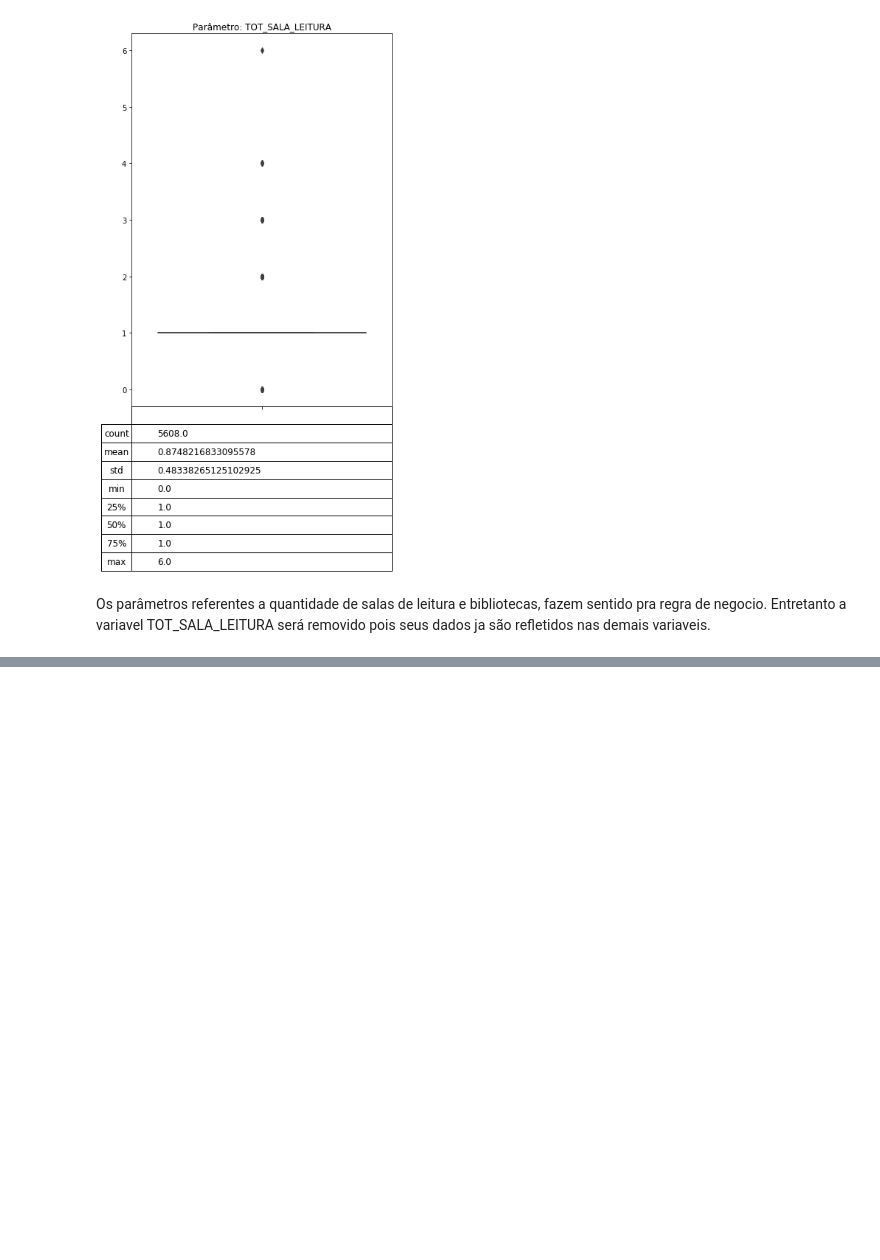
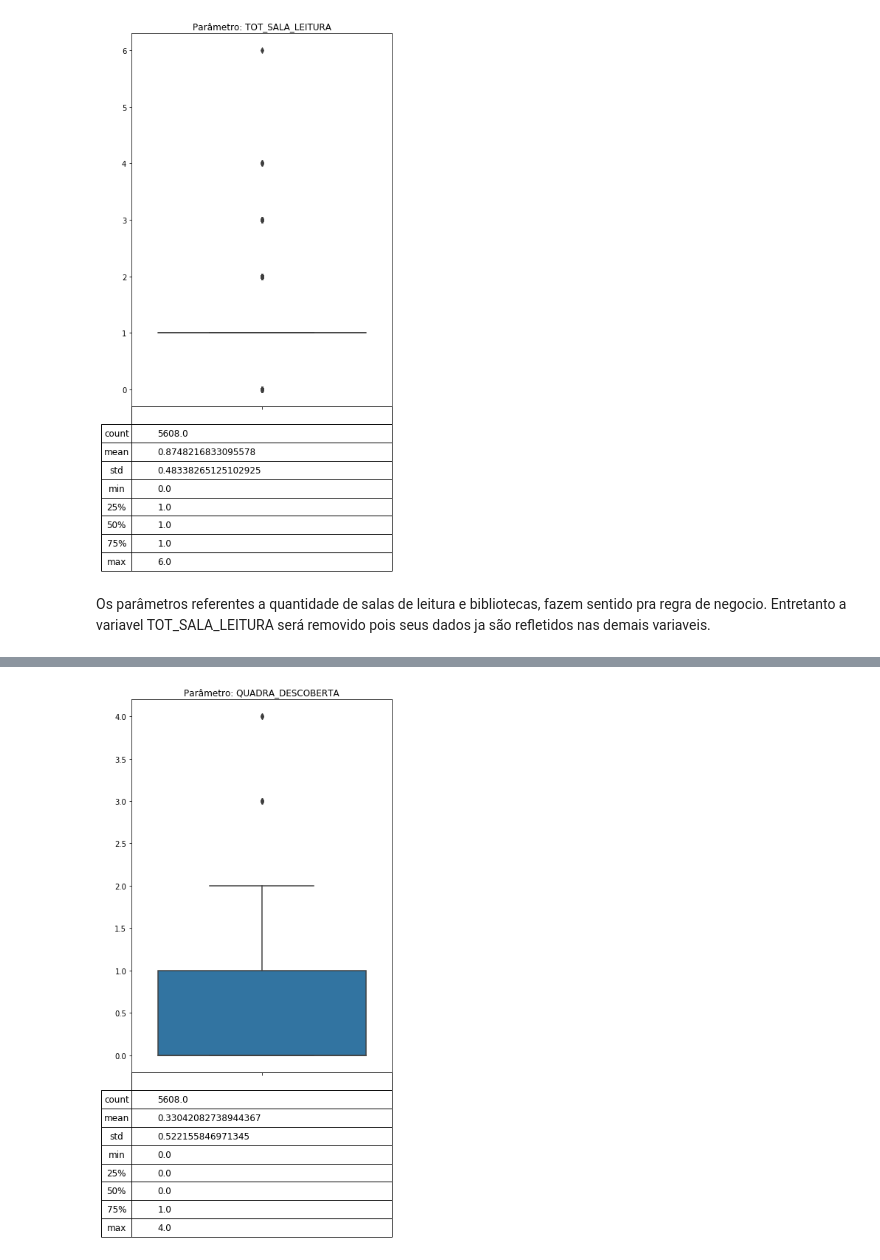
Before and after one commit to Joao-TheCosmosIsInfinite/FIA_TCC, a Jupyter notebook: notebooks/entrega2_Post12_joaoPaulo.ipynb, the cells around one changed output, grey strips where cells are left out. Saved outputs shown, nothing was run; the diff lists cells and outputs as text; code cells hidden in the pictures; blank space fills up the shorter version.

```diff
--- a/notebooks/entrega2_Post12_joaoPaulo.ipynb
+++ b/notebooks/entrega2_Post12_joaoPaulo.ipynb
@@ -758,0 +764,5 @@ df_school_dependecy_treat = df_school_dependecy_treat \
+# %%
+## Exibir o Boxplot
+fn_show_individual_outlier(df_school_dependecy, 'QUADRA_DESCOBERTA')
+# %% [output]
+[figure, added]
```
Also changed, not shown: parts of 13 cells of this notebook.
